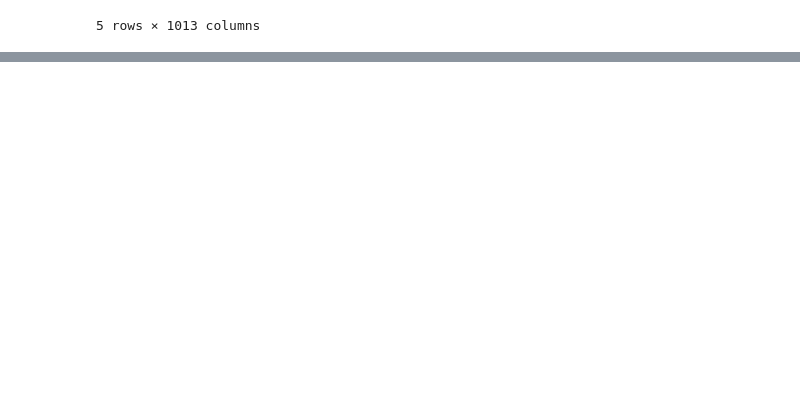
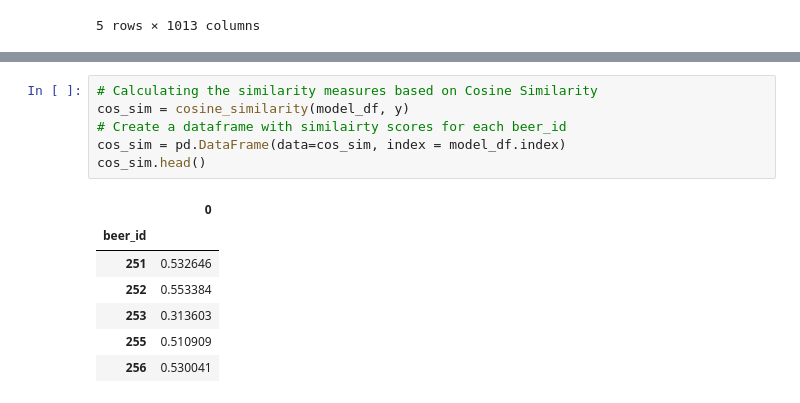
Before and after one commit to ashlidougherty/Beer-Recommender, a Jupyter notebook: ContentBasedRecs.ipynb, the cells around one changed output, grey strips where cells are left out. Saved outputs shown, nothing was run; the diff lists cells and outputs as text; blank space fills up the shorter version.

```diff
--- a/ContentBasedRecs.ipynb
+++ b/ContentBasedRecs.ipynb
@@ -339,0 +385,14 @@ model_df.head()
+# %%
+# Calculating the similarity measures based on Cosine Similarity
+cos_sim = cosine_similarity(model_df, y)
+# Create a dataframe with similairty scores for each beer_id
+cos_sim = pd.DataFrame(data=cos_sim, index = model_df.index)
+cos_sim.head()
+# %% [output]
+|  | 0 |
+| beer_id |  |
+| 251 | 0.532646 |
+| 252 | 0.553384 |
+| 253 | 0.313603 |
+| 255 | 0.510909 |
+| 256 | 0.530041 |
```
Also changed, not shown: parts of 16 cells of this notebook, 1 other file.
